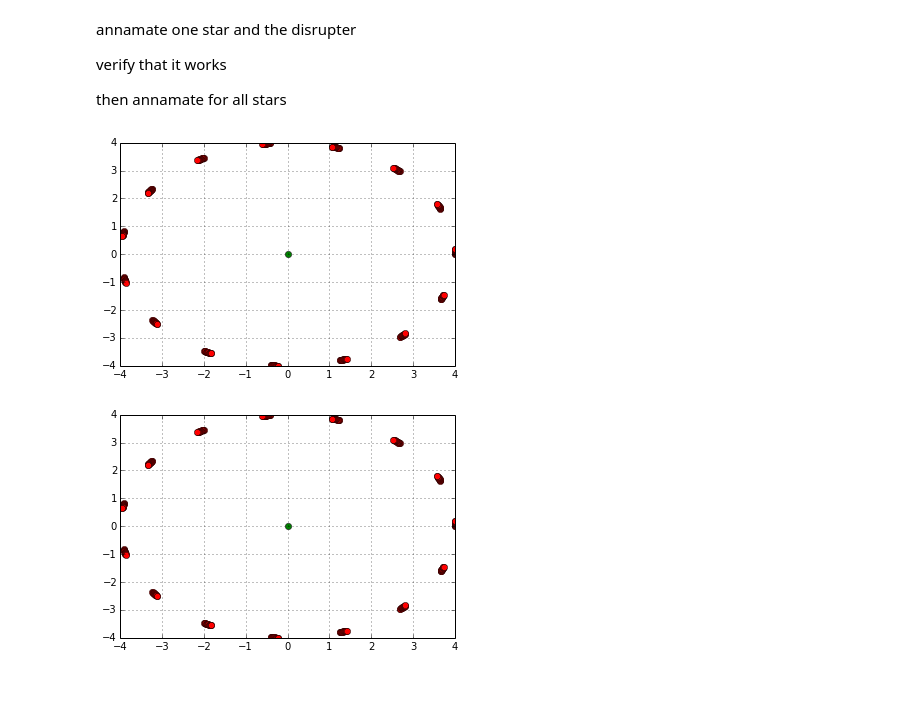
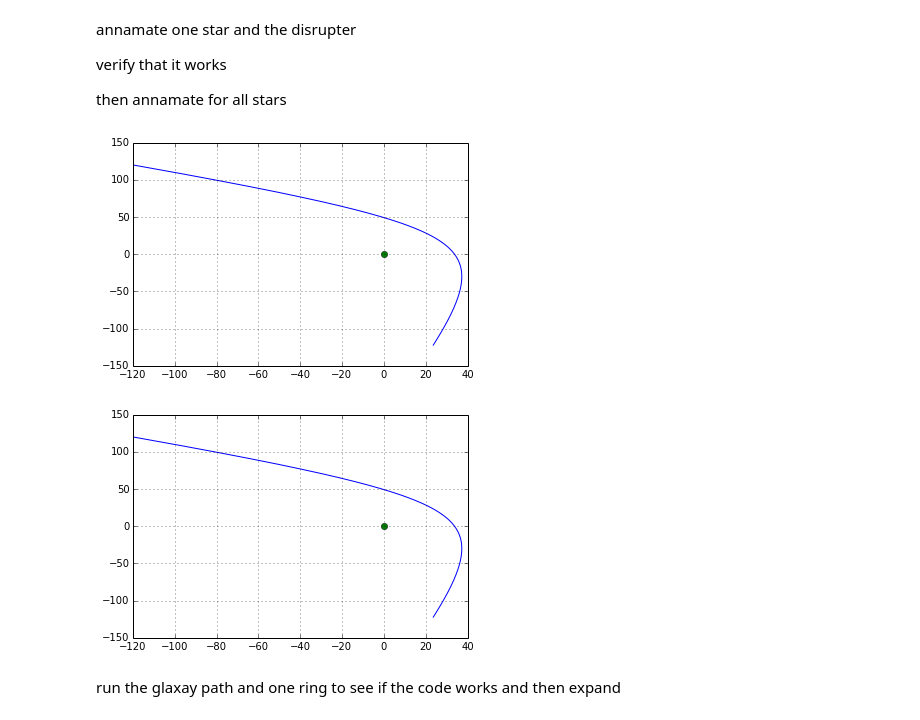
Before and after one commit to nwilli14/PHYS202-S14, a Jupyter notebook: GalaxyMergers/GalaxyMergersProject.ipynb, the cells around one changed output. Saved outputs shown, nothing was run; the diff lists cells and outputs as text; code cells hidden in the pictures; blank space fills up the shorter version.

```diff
--- a/GalaxyMergers/GalaxyMergersProject.ipynb
+++ b/GalaxyMergers/GalaxyMergersProject.ipynb
@@ -142,18 +140,17 @@ for s in range(len(x0)):
     vRy = pathway[:,7]
     motion.append([x,y,vx,vy,Rx,Ry,vRx,vRy])
 # %%
-
 X = motion[0][0]
 Y = motion[0][1]
 RX = motion[0][4]
 RY = motion[0][5]
-plt.plot(X,Y, "ro")
-#plt.plot(RX,RY)
+#plt.plot(X,Y, "ro")
+plt.plot(RX,RY)
 plt.plot(0,0, "go")
 plt.grid()
 plt.show()
 # %% [output]
-[figure, old version]
+[figure, new version]
 # %%
 xr1 = x0[0:12]
 yr1 = y0[0:12]
@@ -186,14 +183,17 @@ for s in range(len(xr1)):
     vRy = pathway[:,7]
     motion.append([x,y,vx,vy,Rx,Ry,vRx,vRy])
 # %%
+
 X = motion[0][0]
 Y = motion[0][1]
 RX = motion[0][4]
 RY = motion[0][5]
-plt.plot(X,Y, "ro")
-#plt.plot(RX,RY)
+#plt.plot(X,Y, "ro")
+plt.plot(RX,RY)
 plt.plot(0,0, "go")
 plt.grid()
 plt.show()
 # %% [output]
-[figure, old version]
+[figure, new version]
+# %% [markdown]
+run the glaxay path and one ring to see if the code works and then expand
```
Also changed, not shown: parts of 1 cell of this notebook.
